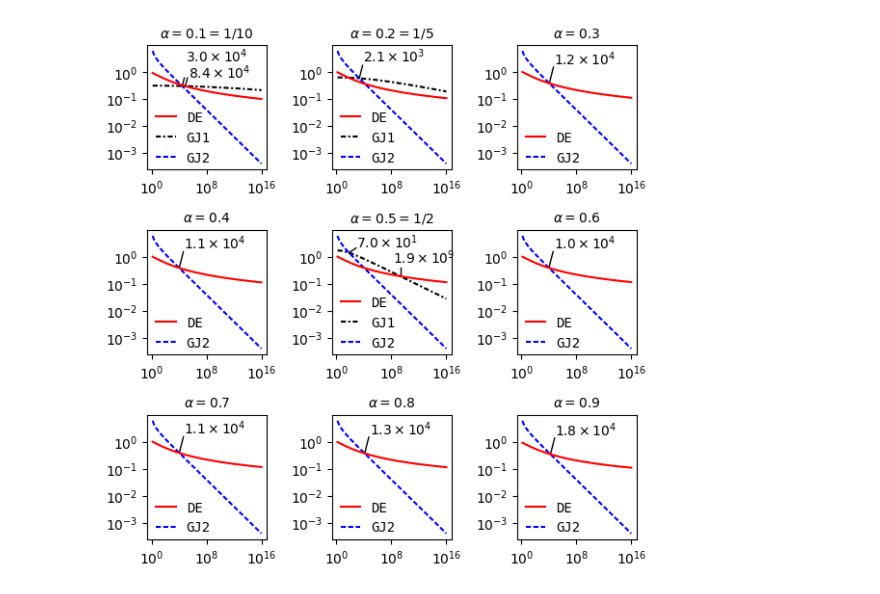
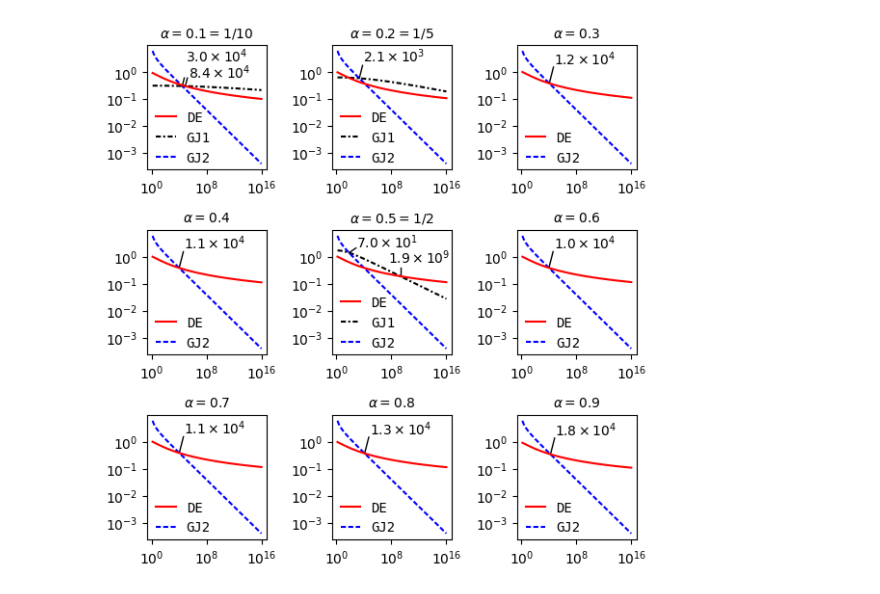
Before and after one commit to f-ttok/article-powmde, a Jupyter notebook: notebooks/Figure 4.2 (Figure).ipynb, the cells around one changed output. Saved outputs shown, nothing was run; the diff lists cells and outputs as text; code cells hidden in the pictures.

```diff
--- a/notebooks/Figure 4.2 (Figure).ipynb
+++ b/notebooks/Figure 4.2 (Figure).ipynb
@@ -84,32 +84,32 @@ ax[0][0].plot([x,x*2], [y,y*2], c="k", lw=1)
 
 x = 2147.3122535758243
 s = "%.1e" % (x)
 s = "$" + s[:3] + "\\times 10^{" + s[-1:] + "}$"
 y = 0.5918884062497789
 ap = {"color":"black", "headlength":0, "width":100}
 ax[0][1].text(x*4, y*4, s)
 ax[0][1].plot([x,x*3], [y,y*3], c="k", lw=1)
 
 x = 69.76276248003785
 s = "%.1e" % (x)
 s = "$" + s[:3] + "\\times 10^{" + s[-1:] + "}$"
 y = 1.4436354592705454
 ap = {"color":"black", "headlength":0, "width":100}
 ax[1][1].text(x*10, y*1.5, s)
 ax[1][1].plot([x,x*10], [y,y*1.5], c="k", lw=1)
 
 x = 1.9328345587502728e9
 s = "%.1e" % (x)
 s = "$" + s[:3] + "\\times 10^{" + s[-1:] + "}$"
 y = 0.19501935675956694
 ap = {"color":"black", "headlength":0, "width":100}
-ax[1][1].text(x/10, y*3, s)
+ax[1][1].text(x/50, y*3, s)
 ax[1][1].plot([x,x], [y,y*2], c="k", lw=1)
 
 
 fig.tight_layout()
 fig.savefig("fig-convspeed.pdf")
 
 plt.show()
 # %% [output]
-[figure, old version]
+[figure, new version]
```
Also changed, not shown: 1 other file.
